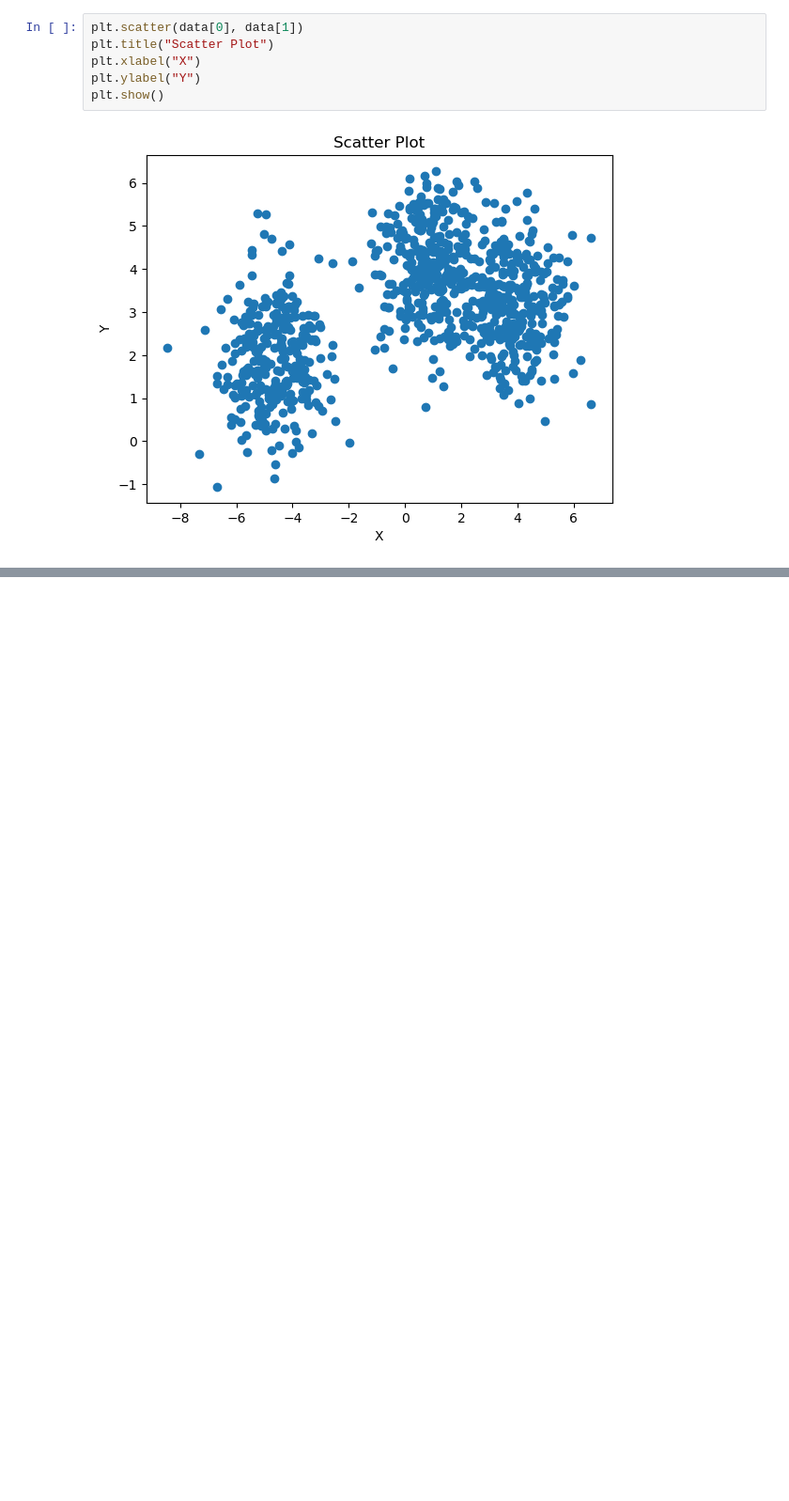
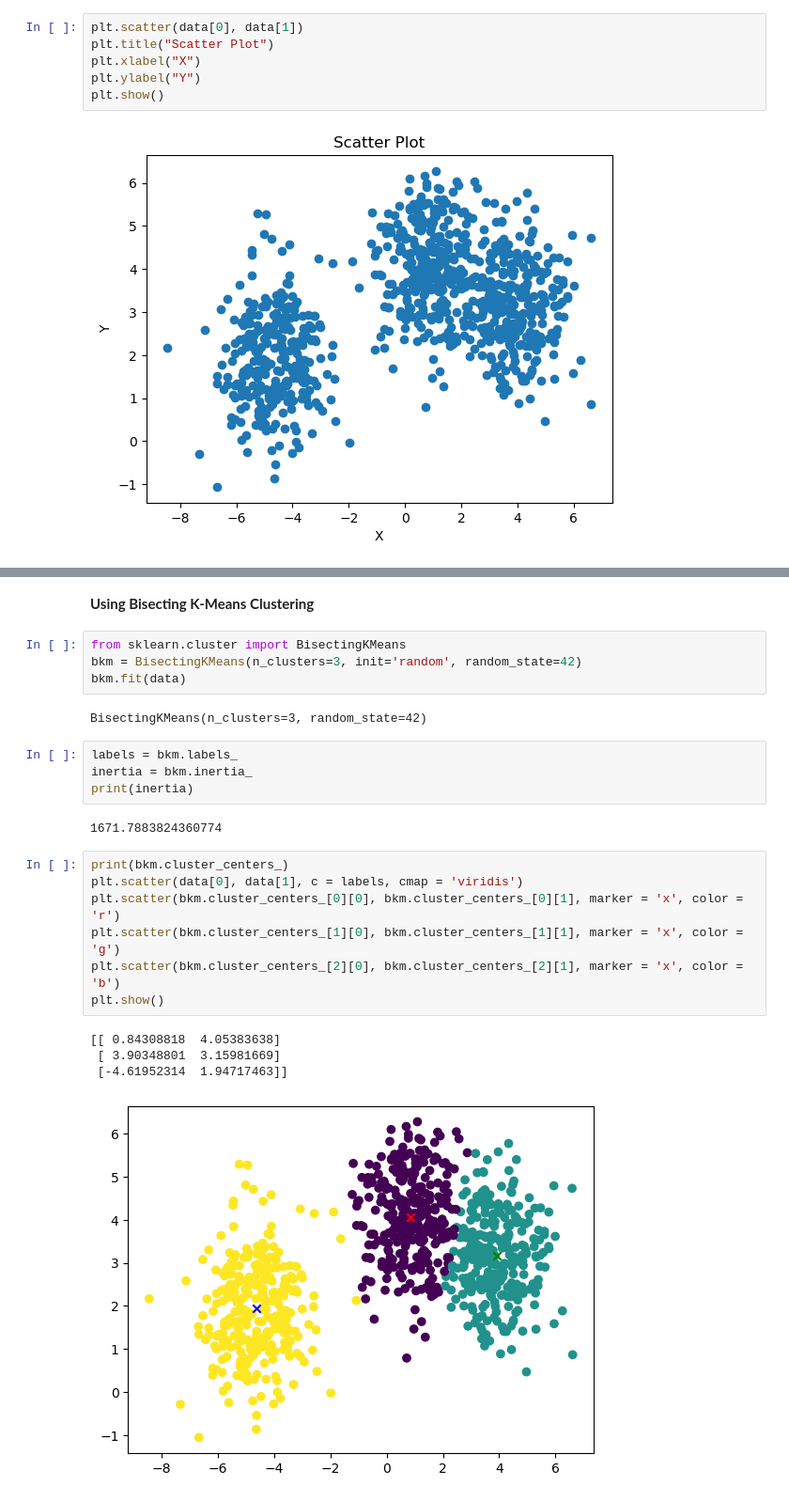
Before and after one commit to Vashi1/DSE-315-Clustering-Assignment, a Jupyter notebook: Clustering.ipynb, the cells around one changed output, grey strips where cells are left out. Shown: that part at 94% size. Cells and saved outputs as stored; diff of their text form; blank space fills up the shorter version.

```diff
--- a/Clustering.ipynb
+++ b/Clustering.ipynb
@@ -51,0 +72,26 @@ array=[ 4.80633520e+00 -3.00254545e+00 -5.35881440e-01 -5.57814573e+00
+# %% [markdown]
+**Using Bisecting K-Means Clustering**
+# %%
+from sklearn.cluster import BisectingKMeans
+bkm = BisectingKMeans(n_clusters=3, init='random', random_state=42)
+bkm.fit(data)
+# %% [output]
+BisectingKMeans(n_clusters=3, random_state=42)
+# %%
+labels = bkm.labels_
+inertia = bkm.inertia_
+print(inertia)
+# %% [output]
+1671.7883824360774
+# %%
+print(bkm.cluster_centers_)
+plt.scatter(data[0], data[1], c = labels, cmap = 'viridis')
+plt.scatter(bkm.cluster_centers_[0][0], bkm.cluster_centers_[0][1], marker = 'x', color = 'r')
+plt.scatter(bkm.cluster_centers_[1][0], bkm.cluster_centers_[1][1], marker = 'x', color = 'g')
+plt.scatter(bkm.cluster_centers_[2][0], bkm.cluster_centers_[2][1], marker = 'x', color = 'b')
+plt.show()
+# %% [output]
+[[ 0.84308818  4.05383638]
+ [ 3.90348801  3.15981669]
+ [-4.61952314  1.94717463]]
+[figure, added]
```
Also changed, not shown: parts of 26 cells of this notebook.
